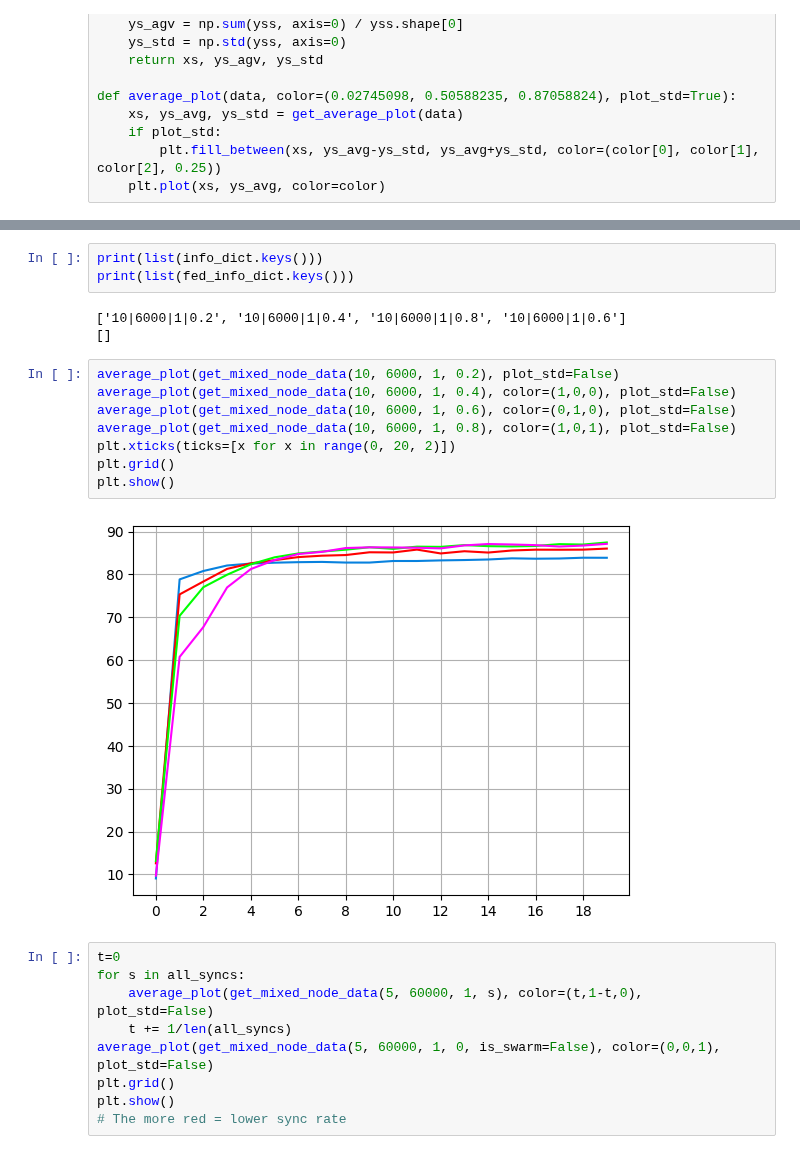
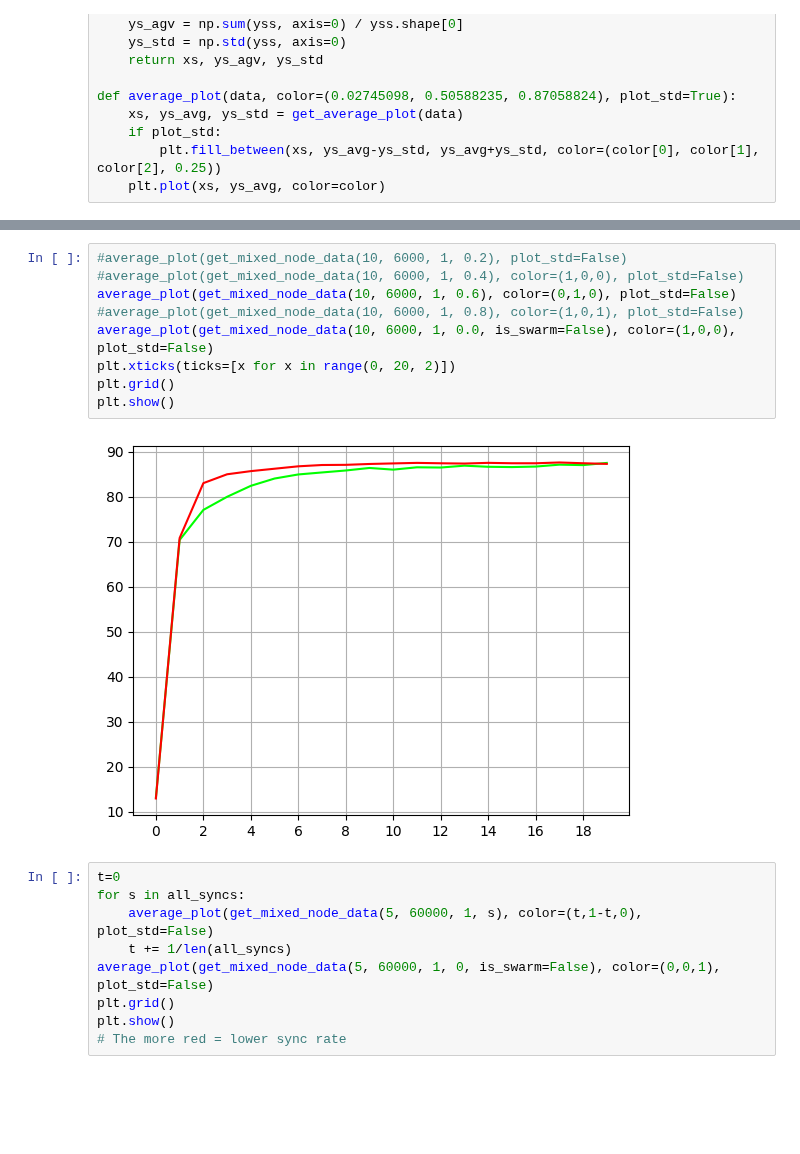
Before and after one commit to JoshPattman/thirdyear-proj, a Jupyter notebook: comp3200-cw/v2/data_vis/plot_data_median.ipynb, the cells around one changed output, grey strips where cells are left out. Saved outputs shown, nothing was run; the diff lists cells and outputs as text; blank space fills up the shorter version.

Commit message:
Swarm has near fed performance

```diff
--- a/comp3200-cw/v2/data_vis/plot_data_median.ipynb
+++ b/comp3200-cw/v2/data_vis/plot_data_median.ipynb
@@ -87,19 +94,14 @@ all_epochs = [3, 2, 1]
-# %%
-print(list(info_dict.keys()))
-print(list(fed_info_dict.keys()))
-# %% [output]
-['10|6000|1|0.2', '10|6000|1|0.4', '10|6000|1|0.8', '10|6000|1|0.6']
-[]
 # %%
-average_plot(get_mixed_node_data(10, 6000, 1, 0.2), plot_std=False)
-average_plot(get_mixed_node_data(10, 6000, 1, 0.4), color=(1,0,0), plot_std=False)
+#average_plot(get_mixed_node_data(10, 6000, 1, 0.2), plot_std=False)
+#average_plot(get_mixed_node_data(10, 6000, 1, 0.4), color=(1,0,0), plot_std=False)
 average_plot(get_mixed_node_data(10, 6000, 1, 0.6), color=(0,1,0), plot_std=False)
-average_plot(get_mixed_node_data(10, 6000, 1, 0.8), color=(1,0,1), plot_std=False)
+#average_plot(get_mixed_node_data(10, 6000, 1, 0.8), color=(1,0,1), plot_std=False)
+average_plot(get_mixed_node_data(10, 6000, 1, 0.0, is_swarm=False), color=(1,0,0), plot_std=False)
 plt.xticks(ticks=[x for x in range(0, 20, 2)])
 plt.grid()
 plt.show()
 # %% [output]
-[figure, old version]
+[figure, new version]
 # %%
 t=0
 for s in all_syncs:
```
Also changed, not shown: parts of 1 cell of this notebook, 6 other files.
